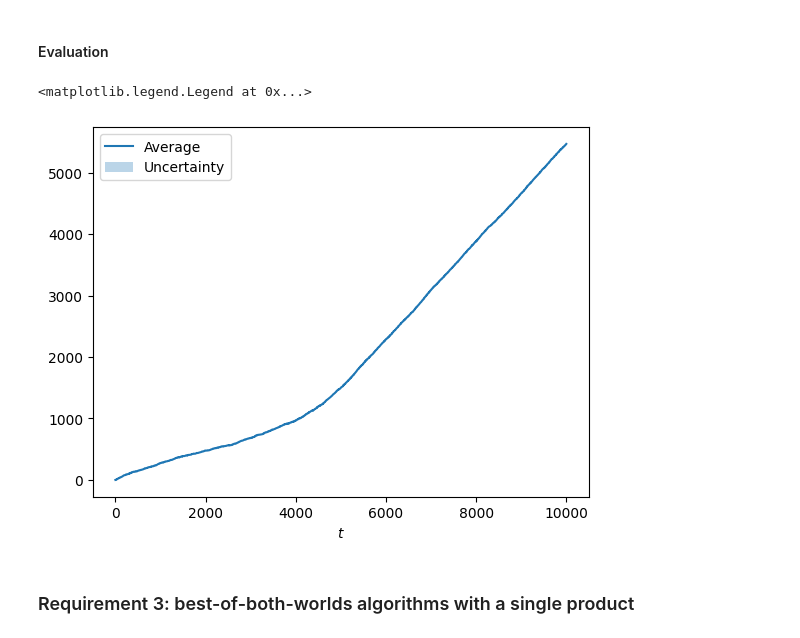
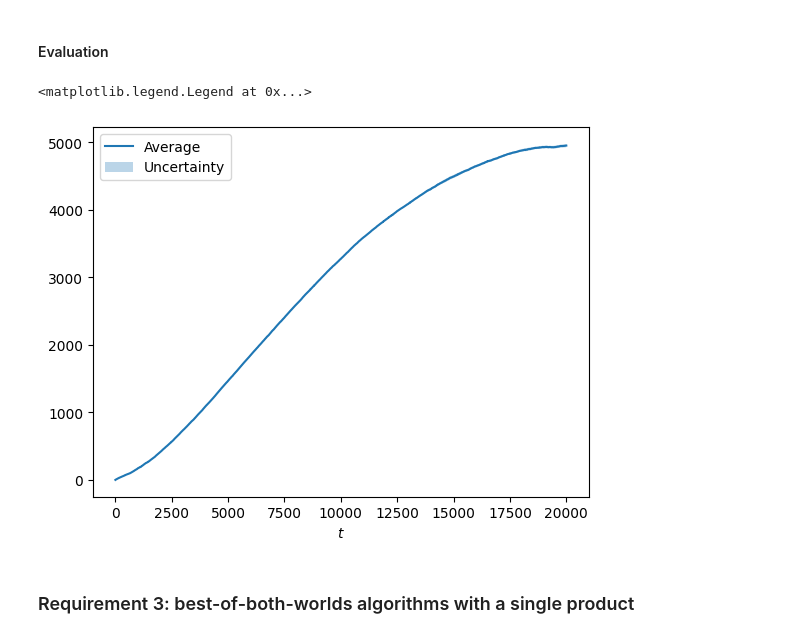
Before and after one commit to FabioFloris02/OLA2025_Floris_Sonzini_Parenti_Singh_Gottschling, a Jupyter notebook: OLA-project.ipynb, the cells around one changed output. Cells and saved outputs as stored; diff of their text form; code cells hidden in the pictures.

```diff
--- a/OLA-project.ipynb
+++ b/OLA-project.ipynb
@@ -494,6 +496,7 @@ class CombinatorialUCB():
     def pull_arm(self):
         # Check if budget is depleted
         if self.budget < 1:
+            self.pi_t = np.array([self.P - 1 for _ in range(self.N)])
             return self.pi_t
 
         # Exploration: try each price vector at least once
@@ -505,7 +508,8 @@ class CombinatorialUCB():
             c_lcbs = np.zeros(self.avg_c.shape, dtype=float)
 
             # For each unexplored arm, set a large value of f_ucb and 0 c_ucb
-            large_value = (1 + np.sqrt(2*np.log(self.T)/1))*10
+            #large_value = (1 + np.sqrt(2*np.log(self.T)/1))*10
+            large_value = 1e10
             unexplored = (self.N_pulls == 0)
             f_ucbs[unexplored] = large_value
             c_lcbs[unexplored] = 0
@@ -515,9 +519,11 @@ class CombinatorialUCB():
             mask = self.N_pulls > 0
             f_ucbs[mask] = self.avg_f[mask] + self.range * np.sqrt(2 * np.log(self.T)/self.N_pulls[mask])
             c_lcbs[mask] = self.avg_c[mask] - self.range * np.sqrt( 2 * np.log(self.T)/self.N_pulls[mask])
+            c_lcbs[c_lcbs < 0] = 0
 
             # Optimal distribution over superarms
             gamma = self.compute_opt(f_ucbs.reshape(-1), c_lcbs.reshape(-1))
+            gamma = np.positive(gamma)
 
             # Set current prices
             sampled_indices = []
@@ -532,7 +538,7 @@ class CombinatorialUCB():
         tot_vars = self.N * self.P
 
         # Per-round budget
-        rho = (self.budget * self.N)/self.T
+        rho = (self.budget / (self.T - self.t + 1)) - 0.5
 
         # Variables
         c = -f_ucbs
@@ -556,7 +562,7 @@ class CombinatorialUCB():
             b_ub=b_ub,
             A_eq=A_eq,
             b_eq=b_eq,
-            bounds=[(0, 1)] * tot_vars
+            bounds=[(0, 1) for _ in range(tot_vars)]
         )
 
         if res.success:
@@ -608,7 +614,7 @@ class MultipleProductStochasticInventoryClairvoyant(Environment):
 
     def run(self):
         # Per-round budget
-        rho = (self.budget * self.N) / self.T
+        rho = (self.budget / self.T) + 0.5
 
         # Number of variables
         tot_vars = self.N * self.P
@@ -635,7 +641,7 @@ class MultipleProductStochasticInventoryClairvoyant(Environment):
             b_ub=b_ub,
             A_eq=A_eq,
             b_eq=b_eq,
-            bounds=[(0, 1)] * tot_vars
+            bounds=[(0, 1) for _ in range(tot_vars)]
         )
         expected_utility = np.array([-res.fun for _ in range(self.T)])
 
@@ -644,17 +650,19 @@ class MultipleProductStochasticInventoryClairvoyant(Environment):
 #### Evaluation
 # %%
 # Parameters
-T = 10000
-B = T
+T = 20000
+B = T * 3/4
 
 # Prices
 max_price = 1
 price_step = 0.2
-prices = np.arange(0.1, max_price, price_step)
+prices = np.arange(0, max_price, price_step)
 P = len(prices)
 
 # Valuation prob. distribution
 valuations_distr = [
+    stats.uniform(loc=0, scale=max_price),
+    stats.uniform(loc=0, scale=max_price),
     stats.uniform(loc=0, scale=max_price)
 ]
 
@@ -665,15 +673,17 @@ clairvoyant = MultipleProductStochasticInventoryClairvoyant(T, B, N, prices, val
 
 expected_clairvoyant_utilities = clairvoyant.run()
 
-n_trials = 1
+n_trials = 5
 regret_per_trial = []
+budget_per_trial = []
 for trial in range(n_trials):
 
   # Define environment and agent
-  env = MultipleProductEnvironment(T, N, valuation_distr)
+  env = MultipleProductEnvironment(T, N, valuations_distr)
   combinatorial_ucb = CombinatorialUCB(T, B, P, N, range=max_price)
 
   agent_rewards = []
+  budget = []
   for t in range(T):
     # This returns the price index
     pi_t = combinatorial_ucb.pull_arm()
@@ -688,29 +698,36 @@ for trial in range(n_trials):
     combinatorial_ucb.update(r_t, r_t > 0.)
 
     agent_rewards.append(np.sum(r_t))
+    budget.append(combinatorial_ucb.budget)
 
   agent_rewards = np.array(agent_rewards)
   cumulative_regret = np.cumsum(expected_clairvoyant_utilities - agent_rewards)
   regret_per_trial.append(cumulative_regret)
+  budget_per_trial.append(budget)
 
 regret_per_trial = np.array(regret_per_trial)
+budget_per_trial = np.array(budget_per_trial)
 # %%
 average_regret = regret_per_trial.mean(axis=0) # mean
 regret_sd = regret_per_trial.std(axis=0) # standard deviation
+average_budget = budget_per_trial.mean(axis=0)
 
+# plt.plot(np.arange(T), agent_rewards, label="Rewards")
+#plt.plot(np.arange(T), expected_clairvoyant_utilities, label="Claivoyant")
 plt.plot(np.arange(T), average_regret, label="Average")
+#plt.plot(np.arange(T), average_budget, label="Budget")
 plt.fill_between(
-    np.arange(T),
-    average_regret-regret_sd/np.sqrt(n_trials),
-    average_regret+regret_sd/np.sqrt(n_trials),
-    alpha=0.3,
-    label="Uncertainty"
+   np.arange(T),
+   average_regret-regret_sd/np.sqrt(n_trials),
+   average_regret+regret_sd/np.sqrt(n_trials),
+   alpha=0.3,
+   label="Uncertainty"
 )
 plt.xlabel("$t$")
 plt.legend()
 # %% [output]
 <matplotlib.legend.Legend at 0x...>
-[figure, old version]
+[figure, new version]
 # %% [markdown]
 ### Requirement 3: best-of-both-worlds algorithms with a single product
 # %% [markdown]
```
Also changed, not shown: parts of 6 cells of this notebook.
